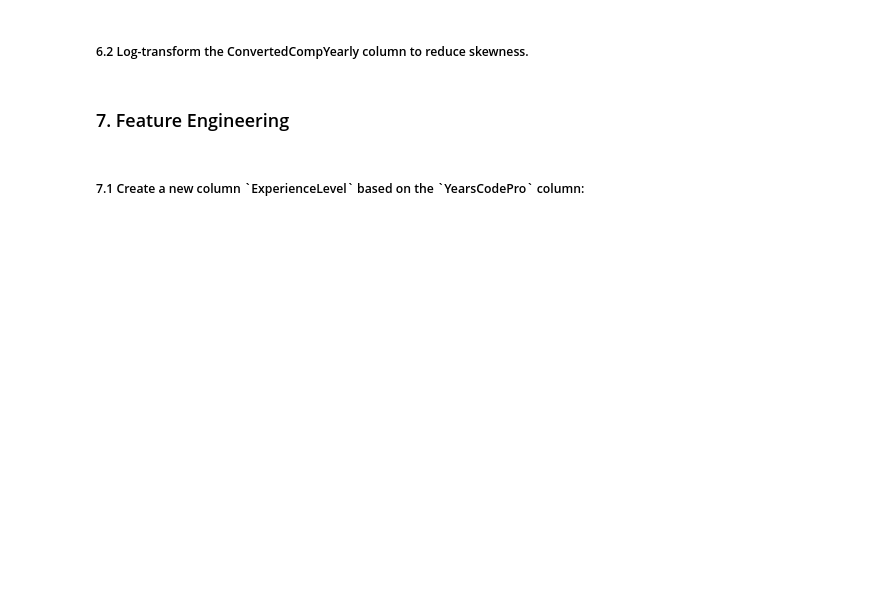
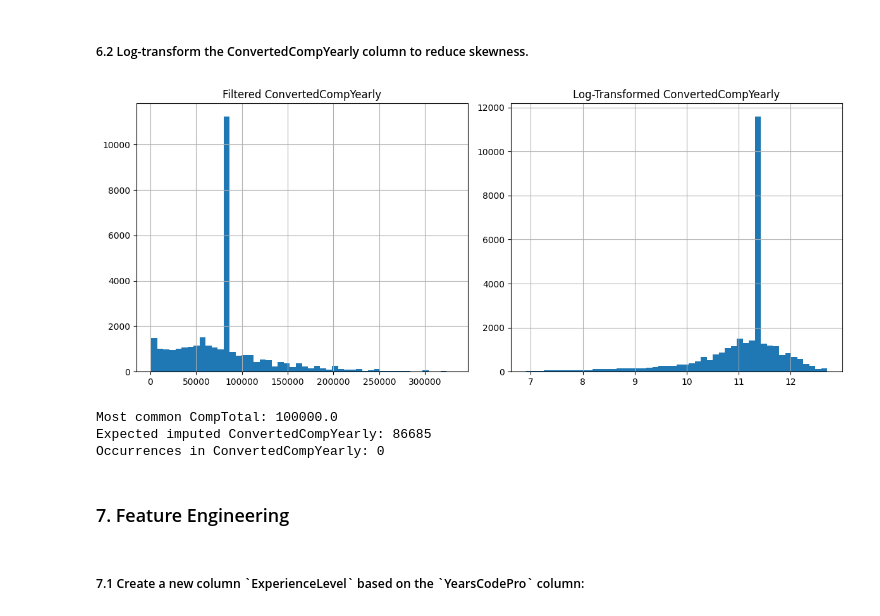
Before and after one commit to dlboxall/DA_Capstone, a Jupyter notebook: M2DataWrangling-lab-v2.ipynb, the cells around one changed output. Cells and saved outputs as stored; diff of their text form; code cells hidden in the pictures; blank space fills up the shorter version.

```diff
--- a/M2DataWrangling-lab-v2.ipynb
+++ b/M2DataWrangling-lab-v2.ipynb
@@ -131,0 +588,13 @@ print(df.head())
+# %%
+## Write your code here
+from sklearn.preprocessing import MinMaxScaler
+
+# Initialize the scaler
+scaler = MinMaxScaler()
+
+# Reshape and scale
+df['ConvertedCompYearly_MinMax'] = scaler.fit_transform(
+    df[['ConvertedCompYearly']]  # Note: double brackets to keep as DataFrame
+)
+
+print(df['ConvertedCompYearly_MinMax'].describe())
@@ -136,3 +613,56 @@ print(df.head())
+# %%
+## Write your code here
+import numpy as np
+
+# Apply natural log transformation (add 1 to avoid log(0))
+df['ConvertedCompYearly_Log'] = np.log1p(df['ConvertedCompYearly'])
+# %%
+# Filter for reasonable range before plotting (e.g., ≥ 1000 and ≤ 75th percentile)
+low = 1000
+high = df['ConvertedCompYearly'].quantile(0.99)
+
+plot_df = df[(df['ConvertedCompYearly'] >= low) & (df['ConvertedCompYearly'] <= high)].copy()
+
+# Apply log transform on the filtered set
+plot_df['ConvertedCompYearly_Log'] = np.log1p(plot_df['ConvertedCompYearly'])
+# %%
+import matplotlib.pyplot as plt
+
+plt.figure(figsize=(12, 5))
+
+# Original
+plt.subplot(1, 2, 1)
+plot_df['ConvertedCompYearly'].hist(bins=50)
+plt.title('Filtered ConvertedCompYearly')
+
+# Log-transformed
+plt.subplot(1, 2, 2)
+plot_df['ConvertedCompYearly_Log'].hist(bins=50)
+plt.title('Log-Transformed ConvertedCompYearly')
+
+plt.tight_layout()
+plt.show()
+# %% [output]
+[figure, added]
+# %%
+# Get the mode (most common) CompTotal value
+comp_mode = df['CompTotal'].mode()[0]
+
+# Compute the corresponding imputed value from the regression model
+slope = 0.5063
+intercept = 36054.56
+imputed_value = round(slope * comp_mode + intercept)
+
+print(f"Most common CompTotal: {comp_mode}")
+print(f"Expected imputed ConvertedCompYearly: {imputed_value}")
+
+# Count how often this value appears
+occurrences = (df['ConvertedCompYearly'].round() == imputed_value).sum()
+print("Occurrences in ConvertedCompYearly:", occurrences)
+# %% [output]
+Most common CompTotal: 100000.0
+Expected imputed ConvertedCompYearly: 86685
+Occurrences in ConvertedCompYearly: 0
 # %% [markdown]
 ### 7. Feature Engineering
 # %% [markdown]
```
Also changed, not shown: parts of 40 cells of this notebook.
